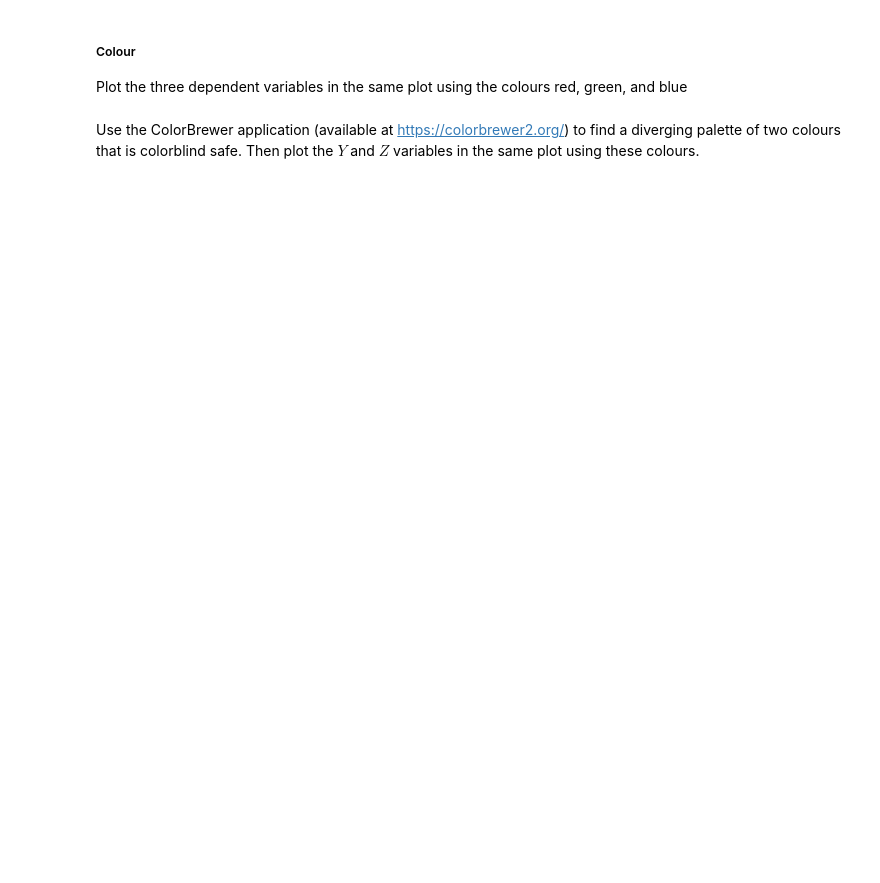
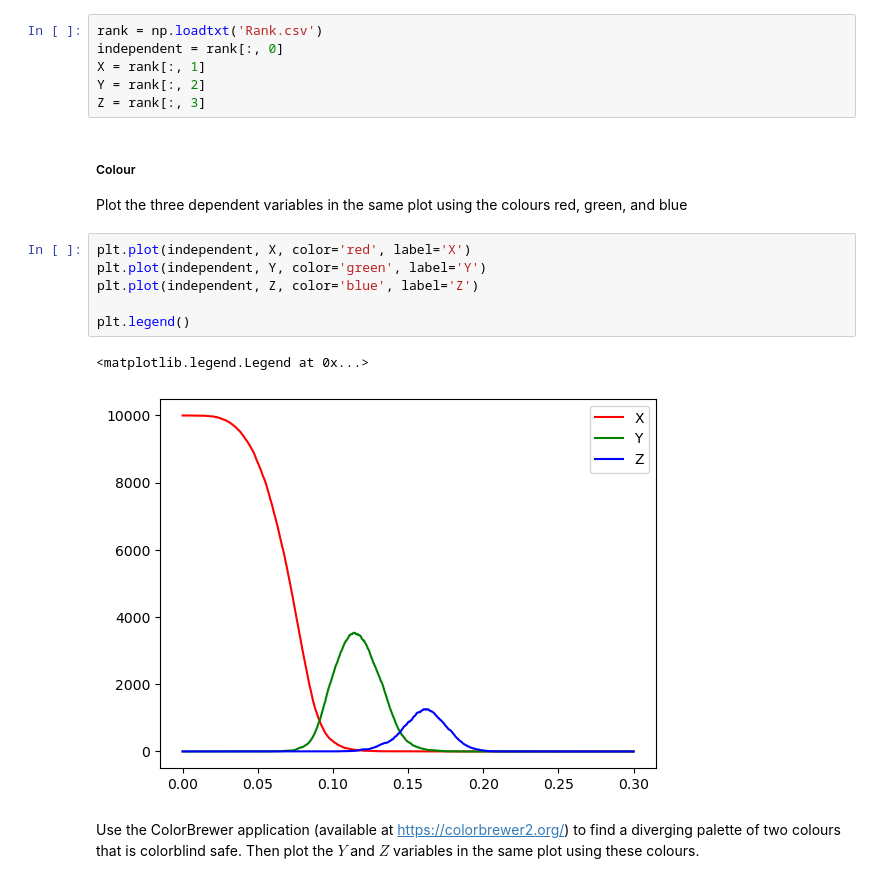
Before and after one commit to Vileh/Storing-Manipulating-and-Visualising-Data, a Jupyter notebook: Week4/Lab Week 4.ipynb, the cells around one changed output. Drawn from its saved outputs; the diff is of its cells as text; blank space fills up the shorter version.

```diff
--- a/Week4/Lab Week 4.ipynb
+++ b/Week4/Lab Week 4.ipynb
@@ -33,9 +45,24 @@ plt.scatter(x,y,s=x)
 ### Load the file Rank.csv into a variable
 
 The first column is the independent variable. We consider the remaining columns as dependent variables, and store them into variables with names $X, Y$, and $Z$.
+# %%
+rank = np.loadtxt('Rank.csv')
+independent = rank[:, 0]
+X = rank[:, 1]
+Y = rank[:, 2]
+Z = rank[:, 3]
 # %% [markdown]
 ##### Colour
 
 Plot the three dependent variables in the same plot using the colours red, green, and blue
+# %%
+plt.plot(independent, X, color='red', label='X')
+plt.plot(independent, Y, color='green', label='Y')
+plt.plot(independent, Z, color='blue', label='Z')
+
+plt.legend()
+# %% [output]
+<matplotlib.legend.Legend at 0x...>
+[figure, added]
 # %% [markdown]
 Use the ColorBrewer application (available at https://colorbrewer2.org/) to find a diverging palette of two colours that is  colorblind safe. Then plot the $Y$ and $Z$ variables in the same plot using these colours.
```
Also changed, not shown: parts of 4 cells of this notebook.
